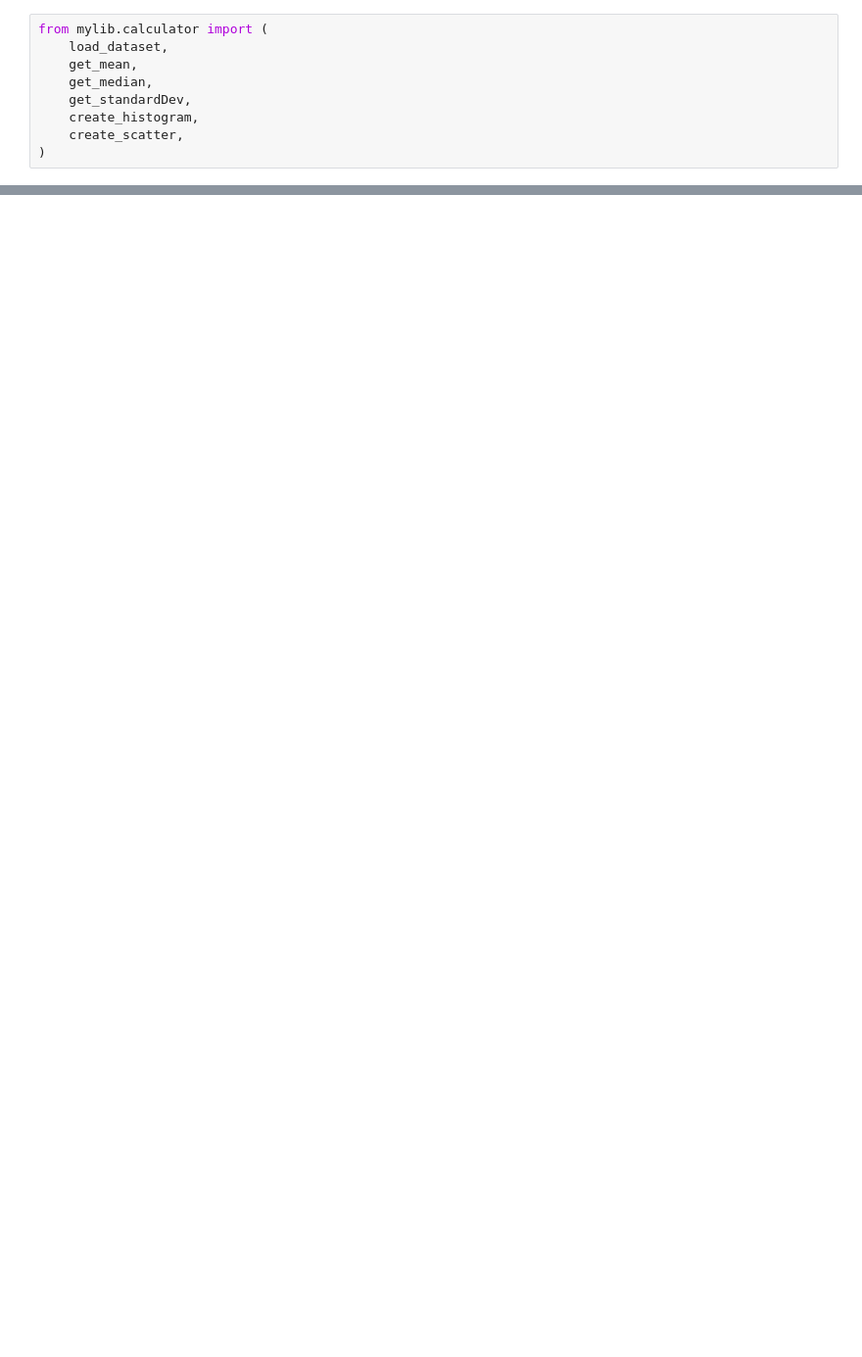
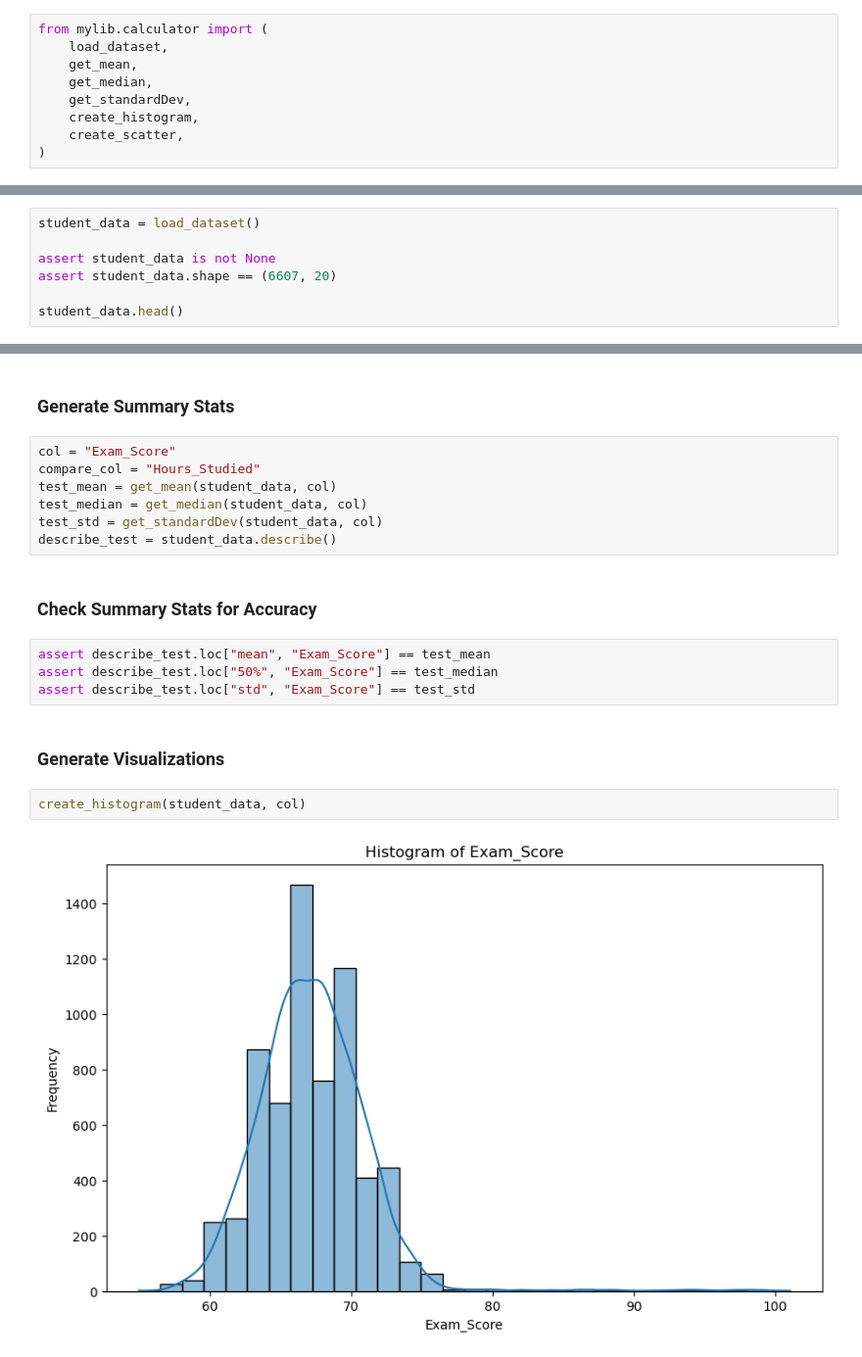
Before and after one commit to khaeuss808/Kayla_Haeussler_Individual_Project_1, a Jupyter notebook: main.ipynb, the cells around one changed output, grey strips where cells are left out. Shown at 98% size. Saved outputs shown, nothing was run; the diff lists cells and outputs as text; blank space fills up the shorter version.

Commit message:
loading data, summary stats and visualizations add

```diff
--- a/main.ipynb
+++ b/main.ipynb
@@ -19,0 +12,7 @@ data.head()
+# %%
+student_data = load_dataset()
+
+assert student_data is not None
+assert student_data.shape == (6607, 20)
+
+student_data.head()
@@ -19,0 +26,21 @@ data.head()
+# %% [markdown]
+### Generate Summary Stats
+# %%
+col = "Exam_Score"
+compare_col = "Hours_Studied"
+test_mean = get_mean(student_data, col)
+test_median = get_median(student_data, col)
+test_std = get_standardDev(student_data, col)
+describe_test = student_data.describe()
+# %% [markdown]
+### Check Summary Stats for Accuracy
+# %%
+assert describe_test.loc["mean", "Exam_Score"] == test_mean
+assert describe_test.loc["50%", "Exam_Score"] == test_median
+assert describe_test.loc["std", "Exam_Score"] == test_std
+# %% [markdown]
+### Generate Visualizations
+# %%
+create_histogram(student_data, col)
+# %% [output]
+[figure, added]
```
Also changed, not shown: parts of 4 cells of this notebook.
